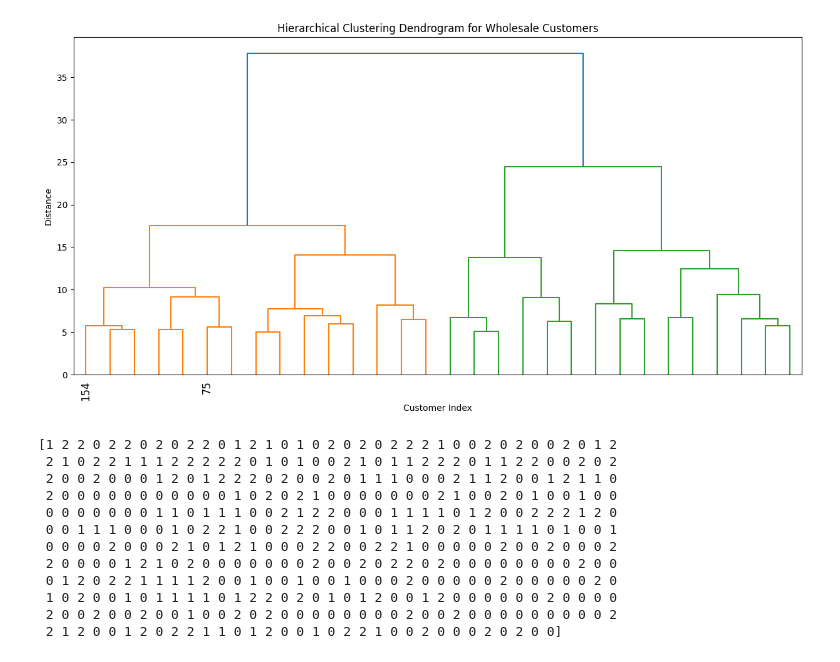
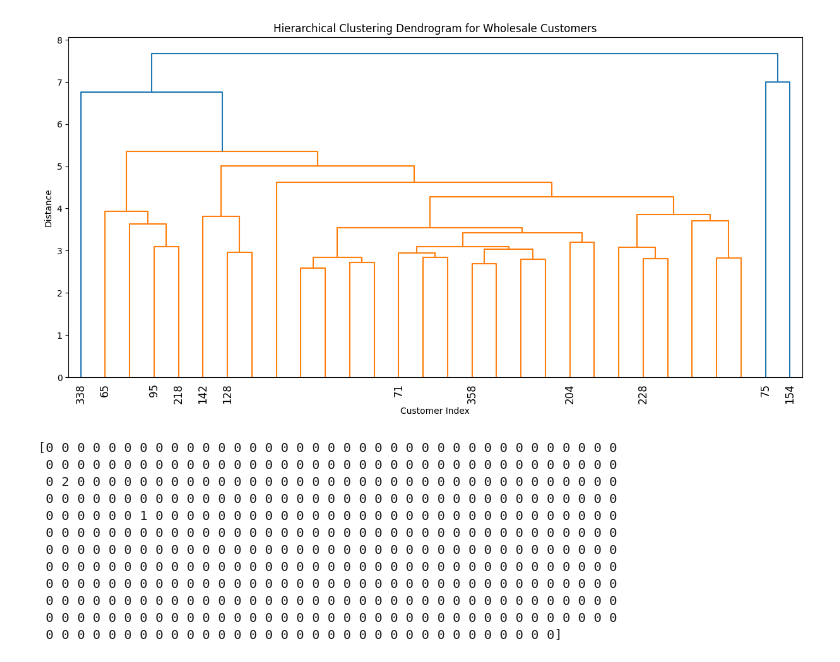
Before and after one commit to omniaghazy/Unsupervised-learning, a Jupyter notebook: Wholesale_customers(hierarchy_).ipynb, the cells around one changed output. Drawn from its saved outputs; the diff is of its cells as text; code cells hidden in the pictures.

```diff
--- a/Wholesale_customers(hierarchy_).ipynb
+++ b/Wholesale_customers(hierarchy_).ipynb
@@ -19,30 +19,30 @@ features_scaled = scaler.fit_transform(features )
 # %%
 from scipy.cluster.hierarchy import dendrogram, linkage
 import matplotlib.pyplot as plt
 
-Z = linkage(features_scaled, method='ward')
+
 
 plt.figure(figsize=(15, 7))
 plt.title('Hierarchical Clustering Dendrogram for Wholesale Customers')
 plt.xlabel('Customer Index')
 plt.ylabel('Distance')
 dendrogram(
-    Z,
+     linkage(features_scaled, method='average'),
     truncate_mode='lastp',  # show only the last p merged clusters
     p=30,  # show the last 30 merged clusters
     show_leaf_counts=False,
     leaf_rotation=90.,
     leaf_font_size=12.,
 )
 plt.show()
 # %% [output]
-[figure, old version]
+[figure, new version]
 # %%
 from sklearn.cluster import AgglomerativeClustering
 
 # The number of clusters to form. We chose 3 based on the dendrogram
 # عدد المجموعات اللي هنكونها. اخترنا 3 بناءً على الـ dendrogram
-model = AgglomerativeClustering(n_clusters=3, metric='euclidean', linkage='ward')
+model = AgglomerativeClustering(n_clusters=3, metric='euclidean', linkage='average')
 
 # Fit the model and get the cluster labels
 # نطبق الموديل ونجيب رقم المجموعة لكل نقطة بيانات
@@ -51,18 +51,18 @@ y_agglomerative = model.fit_predict(features_scaled)
 # Let's see the cluster labels
 print(y_agglomerative)
 # %% [output]
-[1 2 2 0 2 2 0 2 0 2 2 0 1 2 1 0 1 0 2 0 2 0 2 2 2 1 0 0 2 0 2 0 0 2 0 1 2
- 2 1 0 2 2 1 1 1 2 2 2 2 2 0 1 0 1 0 0 2 1 0 1 1 2 2 2 0 1 1 2 2 0 0 2 0 2
- 2 0 0 2 0 0 0 1 2 0 1 2 2 2 0 2 0 0 2 0 1 1 1 0 0 0 2 1 1 2 0 0 1 2 1 1 0
- 2 0 0 0 0 0 0 0 0 0 0 0 1 0 2 0 2 1 0 0 0 0 0 0 0 2 1 0 0 2 0 1 0 0 1 0 0
- 0 0 0 0 0 0 0 1 1 0 1 1 1 0 0 2 1 2 2 0 0 0 1 1 1 1 0 1 2 0 0 2 2 2 1 2 0
- 0 0 1 1 1 0 0 0 1 0 2 2 1 0 0 2 2 2 0 0 1 0 1 1 2 0 2 0 1 1 1 1 0 1 0 0 1
- 0 0 0 0 2 0 0 0 2 1 0 1 2 1 0 0 0 2 2 0 0 2 2 1 0 0 0 0 0 2 0 0 2 0 0 0 2
- 2 0 0 0 0 1 2 1 0 2 0 0 0 0 0 0 0 2 0 0 2 0 2 2 0 2 0 0 0 0 0 0 0 0 2 0 0
- 0 1 2 0 2 2 1 1 1 1 2 0 0 1 0 0 1 0 0 1 0 0 0 2 0 0 0 0 0 2 0 0 0 0 0 2 0
- 1 0 2 0 0 1 0 1 1 1 1 0 1 2 2 0 2 0 1 0 1 2 0 0 1 2 0 0 0 0 0 0 2 0 0 0 0
- 2 0 0 2 0 0 2 0 0 1 0 0 2 0 2 0 0 0 0 0 0 0 0 2 0 0 2 0 0 0 0 0 0 0 0 0 2
- 2 1 2 0 0 1 2 0 2 2 1 1 0 1 2 0 0 1 0 2 2 1 0 0 2 0 0 0 2 0 2 0 0]
+[0 0 0 0 0 0 0 0 0 0 0 0 0 0 0 0 0 0 0 0 0 0 0 0 0 0 0 0 0 0 0 0 0 0 0 0 0
+ 0 0 0 0 0 0 0 0 0 0 0 0 0 0 0 0 0 0 0 0 0 0 0 0 0 0 0 0 0 0 0 0 0 0 0 0 0
+ 0 2 0 0 0 0 0 0 0 0 0 0 0 0 0 0 0 0 0 0 0 0 0 0 0 0 0 0 0 0 0 0 0 0 0 0 0
+ 0 0 0 0 0 0 0 0 0 0 0 0 0 0 0 0 0 0 0 0 0 0 0 0 0 0 0 0 0 0 0 0 0 0 0 0 0
+ 0 0 0 0 0 0 1 0 0 0 0 0 0 0 0 0 0 0 0 0 0 0 0 0 0 0 0 0 0 0 0 0 0 0 0 0 0
+ 0 0 0 0 0 0 0 0 0 0 0 0 0 0 0 0 0 0 0 0 0 0 0 0 0 0 0 0 0 0 0 0 0 0 0 0 0
+ 0 0 0 0 0 0 0 0 0 0 0 0 0 0 0 0 0 0 0 0 0 0 0 0 0 0 0 0 0 0 0 0 0 0 0 0 0
+ 0 0 0 0 0 0 0 0 0 0 0 0 0 0 0 0 0 0 0 0 0 0 0 0 0 0 0 0 0 0 0 0 0 0 0 0 0
+ 0 0 0 0 0 0 0 0 0 0 0 0 0 0 0 0 0 0 0 0 0 0 0 0 0 0 0 0 0 0 0 0 0 0 0 0 0
+ 0 0 0 0 0 0 0 0 0 0 0 0 0 0 0 0 0 0 0 0 0 0 0 0 0 0 0 0 0 0 0 0 0 0 0 0 0
+ 0 0 0 0 0 0 0 0 0 0 0 0 0 0 0 0 0 0 0 0 0 0 0 0 0 0 0 0 0 0 0 0 0 0 0 0 0
+ 0 0 0 0 0 0 0 0 0 0 0 0 0 0 0 0 0 0 0 0 0 0 0 0 0 0 0 0 0 0 0 0 0]
 # %%
 # Create a DataFrame from the original data
 clusters_data = data.copy()
```
Also changed, not shown: parts of 3 cells of this notebook.
